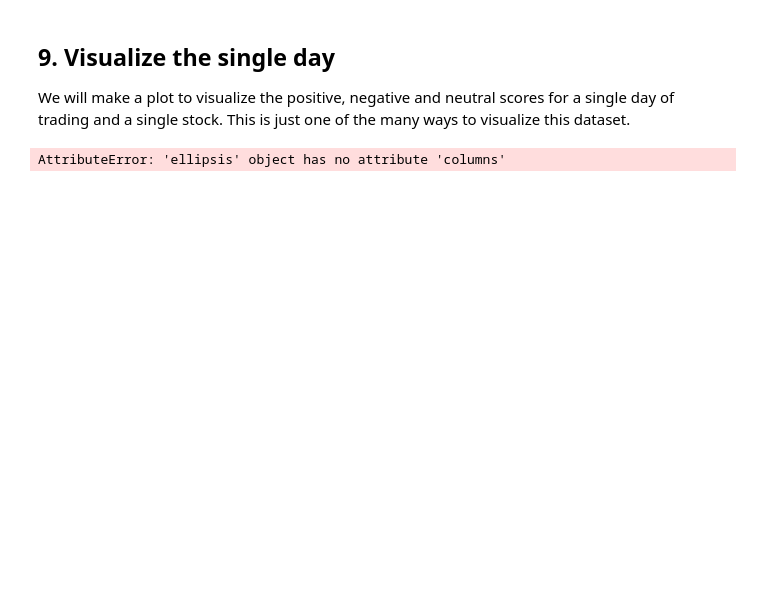
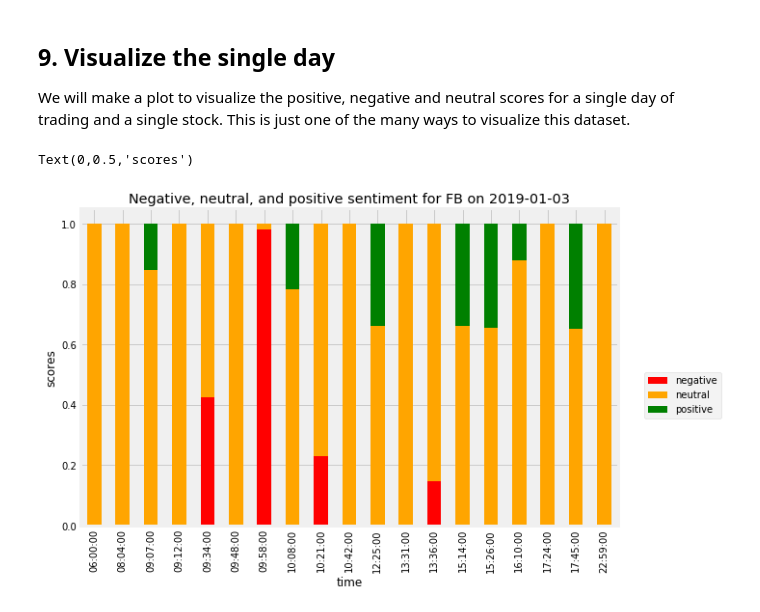
Before and after one commit to anishreddy3/Real_world_DS_applications, a Jupyter notebook: stock_sentiment.ipynb, the cells around one changed output. Drawn from its saved outputs; the diff is of its cells as text; code cells hidden in the pictures; blank space fills up the shorter version.

```diff
--- a/stock_sentiment.ipynb
+++ b/stock_sentiment.ipynb
@@ -209,11 +219,17 @@ single_day = single_day.sort_index()
 # %%
 TITLE = "Negative, neutral, and positive sentiment for FB on 2019-01-03"
 COLORS = ["red","orange", "green"]
 # Drop the columns that aren't useful for the plot
-plot_day = ...
+plot_day = single_day.drop(['compound', 'headline'], axis = 1)
 # Change the column names to 'negative', 'positive', and 'neutral'
-plot_day.columns = ...
+plot_day.columns = ['negative', 'neutral', 'positive']
 # Plot a stacked bar chart
-# ... YOUR CODE FOR TASK 9 :-) ...
+plot_day.plot.bar(stacked = True,
+                  figsize=(10, 6),
+                  title = TITLE,
+                  color = COLORS).legend(bbox_to_anchor=(1.2, 0.5))
+
+plt.ylabel("scores")
 # %% [output]
-AttributeError: 'ellipsis' object has no attribute 'columns'
+Text(0,0.5,'scores')
+[figure, added]
```
Also changed, not shown: parts of 1 cell of this notebook.
